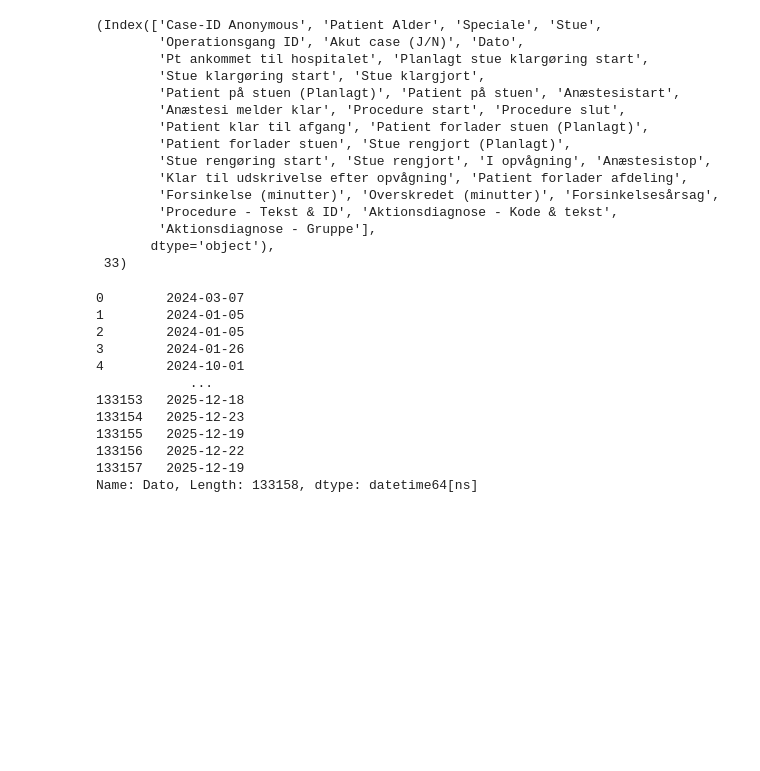
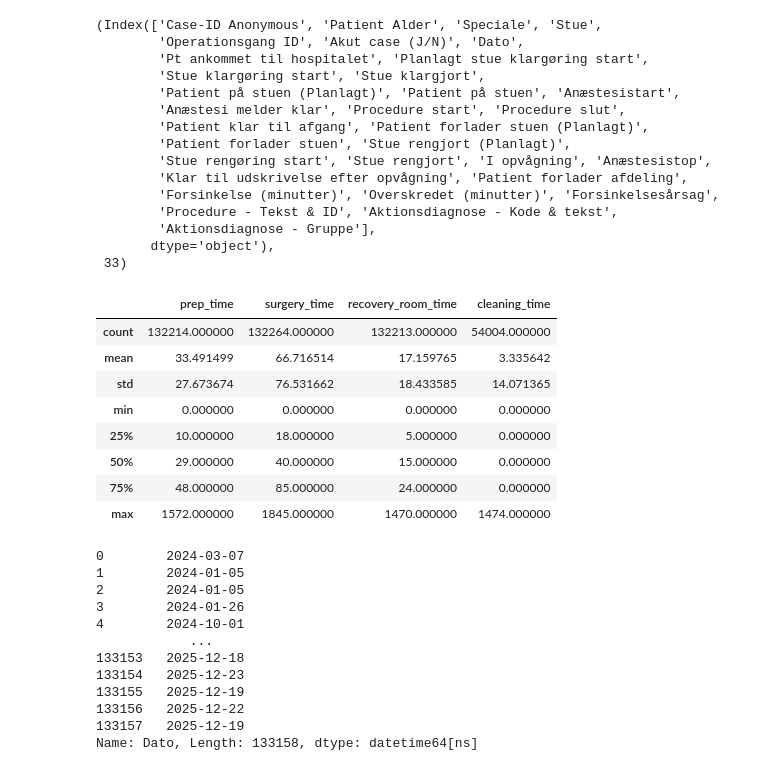
Before and after one commit to killermort9/AnalyticsToAction, a Jupyter notebook: Rakel.ipynb, the cells around one changed output. Drawn from its saved outputs; the diff is of its cells as text; code cells hidden in the pictures; blank space fills up the shorter version.

```diff
--- a/Rakel.ipynb
+++ b/Rakel.ipynb
@@ -55,6 +93,38 @@ df_complete_wo['I opvågning'] = pd.to_datetime(df_complete_wo['I opvågning'],
 df_complete_wo['Anæstesistop'] = pd.to_datetime(df_complete_wo['Anæstesistop'], format='%Y-%m-%d %H:%M:%S,%f')
 df_complete_wo['Klar til udskrivelse efter opvågning'] = pd.to_datetime(df_complete_wo['Klar til udskrivelse efter opvågning'], format='%Y-%m-%d %H:%M:%S,%f')
 df_complete_wo['Patient forlader afdeling'] = pd.to_datetime(df_complete_wo['Patient forlader afdeling'], format='%Y-%m-%d %H:%M:%S,%f')
+# %%
+df_complete_wo["prep_time"] = (df_complete_wo["Procedure start"] - df_complete_wo["Patient på stuen"]
+).dt.total_seconds() / 60
+
+df_complete_wo["surgery_time"] = (
+    df_complete_wo["Procedure slut"] - df_complete_wo["Procedure start"]
+).dt.total_seconds() / 60
+
+df_complete_wo["recovery_room_time"] = (
+    df_complete_wo["Patient forlader stuen"] - df_complete_wo["Procedure slut"]
+).dt.total_seconds() / 60
+
+df_complete_wo["cleaning_time"] = (
+    df_complete_wo["Stue rengjort"] - df_complete_wo["Stue rengøring start"]
+).dt.total_seconds() / 60
+# %%
+df_complete_wo.loc[df_complete_wo["prep_time"] < 0, "prep_time"] = np.nan
+df_complete_wo.loc[df_complete_wo["surgery_time"] < 0, "surgery_time"] = np.nan
+df_complete_wo.loc[df_complete_wo["recovery_room_time"] < 0, "recovery_room_time"] = np.nan
+df_complete_wo.loc[df_complete_wo["cleaning_time"] < 0, "cleaning_time"] = np.nan
+# %%
+df_complete_wo[["prep_time", "surgery_time", "recovery_room_time", "cleaning_time"]].describe()
+# %% [output]
+|  | prep_time | surgery_time | recovery_room_time | cleaning_time |
+| count | 132214.000000 | 132264.000000 | 132213.000000 | 54004.000000 |
+| mean | 33.491499 | 66.716514 | 17.159765 | 3.335642 |
+| std | 27.673674 | 76.531662 | 18.433585 | 14.071365 |
+| min | 0.000000 | 0.000000 | 0.000000 | 0.000000 |
+| 25% | 10.000000 | 18.000000 | 5.000000 | 0.000000 |
+| 50% | 29.000000 | 40.000000 | 15.000000 | 0.000000 |
+| 75% | 48.000000 | 85.000000 | 24.000000 | 0.000000 |
+| max | 1572.000000 | 1845.000000 | 1470.000000 | 1474.000000 |
 # %%
 df_complete_wo['Dato']
 # %% [output]
```
Also changed, not shown: parts of 6 cells of this notebook.
